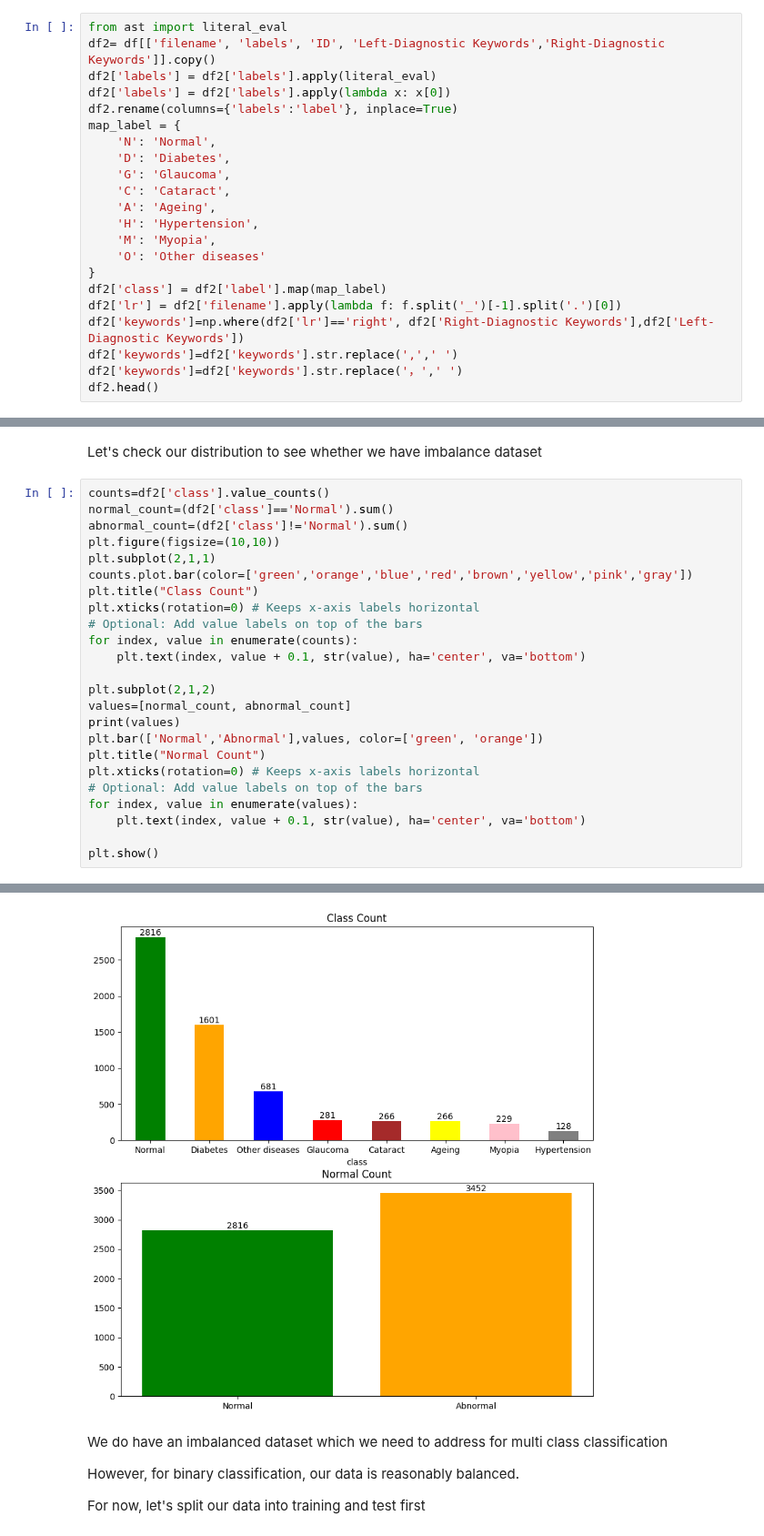
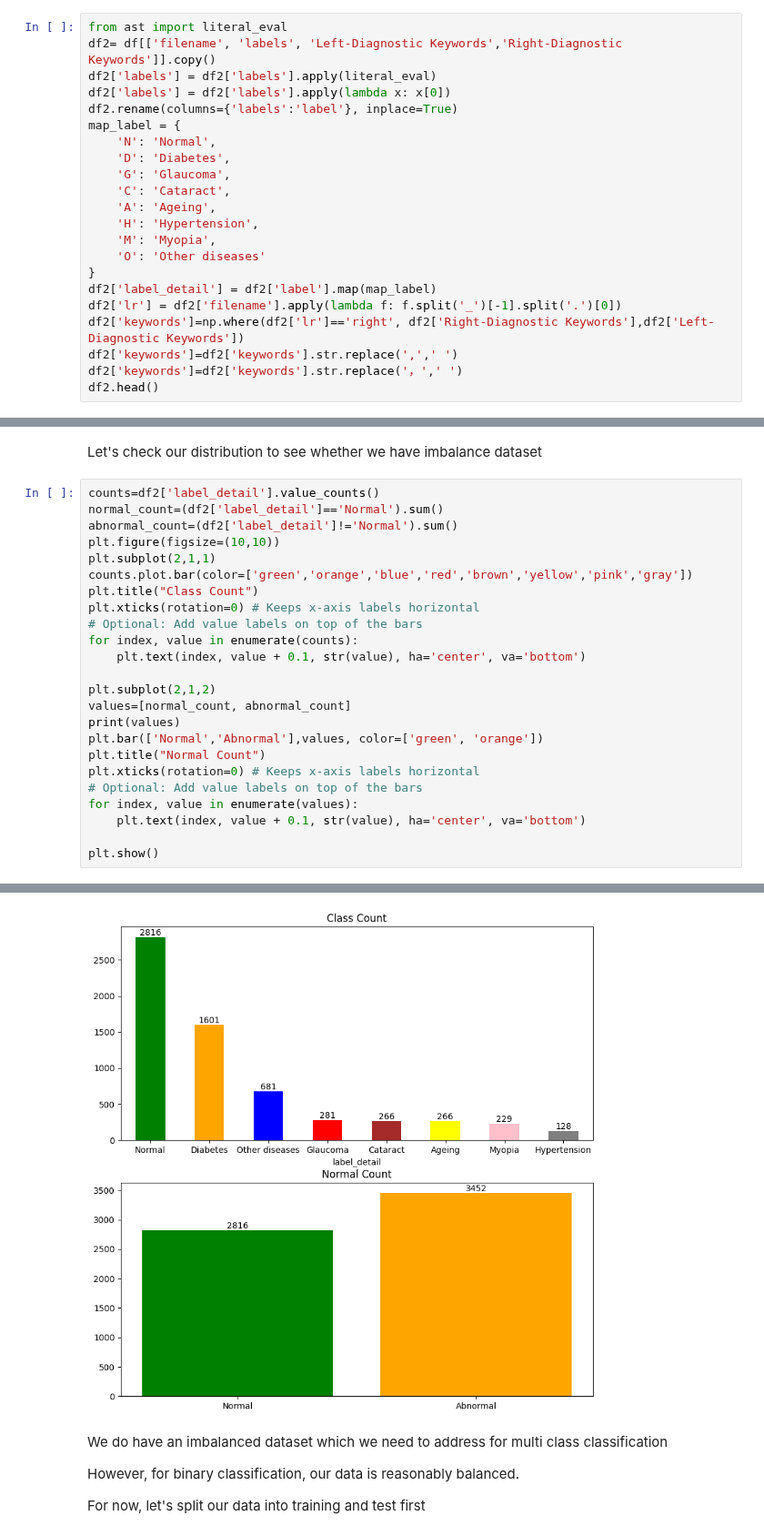
Before and after one commit to raymondsamalo/ITI123-GenerativeAIDeepLearningProject, a Jupyter notebook: 01_ODIR-2019-EDA.ipynb, the cells around one changed output, grey strips where cells are left out. Shown at 91% size. Drawn from its saved outputs; the diff is of its cells as text.

```diff
--- a/01_ODIR-2019-EDA.ipynb
+++ b/01_ODIR-2019-EDA.ipynb
@@ -126,6 +126,6 @@ Let's simplify our data and remove factor like Age and Gender from our data.
 # %%
 from ast import literal_eval
-df2= df[['filename', 'labels', 'ID', 'Left-Diagnostic Keywords','Right-Diagnostic Keywords']].copy()
+df2= df[['filename', 'labels', 'Left-Diagnostic Keywords','Right-Diagnostic Keywords']].copy()
 df2['labels'] = df2['labels'].apply(literal_eval)
 df2['labels'] = df2['labels'].apply(lambda x: x[0])
 df2.rename(columns={'labels':'label'}, inplace=True)
@@ -139,7 +139,7 @@ map_label = {
     'M': 'Myopia',
     'O': 'Other diseases'
 }
-df2['class'] = df2['label'].map(map_label)
+df2['label_detail'] = df2['label'].map(map_label)
 df2['lr'] = df2['filename'].apply(lambda f: f.split('_')[-1].split('.')[0])
 df2['keywords']=np.where(df2['lr']=='right', df2['Right-Diagnostic Keywords'],df2['Left-Diagnostic Keywords'])
 df2['keywords']=df2['keywords'].str.replace(',',' ')
@@ -341,32 +341,32 @@ df2=df2.drop(columns=['wxh','width','height'])
 # %% [markdown]
 Let's check our distribution to see whether we have imbalance dataset
 # %%
-counts=df2['class'].value_counts()
-normal_count=(df2['class']=='Normal').sum()
-abnormal_count=(df2['class']!='Normal').sum()
+counts=df2['label_detail'].value_counts()
+normal_count=(df2['label_detail']=='Normal').sum()
+abnormal_count=(df2['label_detail']!='Normal').sum()
 plt.figure(figsize=(10,10))
 plt.subplot(2,1,1)
 counts.plot.bar(color=['green','orange','blue','red','brown','yellow','pink','gray'])
 plt.title("Class Count")
 plt.xticks(rotation=0) # Keeps x-axis labels horizontal
 # Optional: Add value labels on top of the bars
 for index, value in enumerate(counts):
     plt.text(index, value + 0.1, str(value), ha='center', va='bottom')
 
 plt.subplot(2,1,2)
 values=[normal_count, abnormal_count]
 print(values)
 plt.bar(['Normal','Abnormal'],values, color=['green', 'orange'])
 plt.title("Normal Count")
 plt.xticks(rotation=0) # Keeps x-axis labels horizontal
 # Optional: Add value labels on top of the bars
 for index, value in enumerate(values):
     plt.text(index, value + 0.1, str(value), ha='center', va='bottom')
 
 plt.show()
 # %% [output]
 [np.int64(2816), np.int64(3452)]
-[figure, old version]
+[figure, new version]
 # %% [markdown]
 We do have an imbalanced dataset which we need to address for multi class classification
 
```
Also changed, not shown: parts of 8 cells of this notebook, 9 other files.
